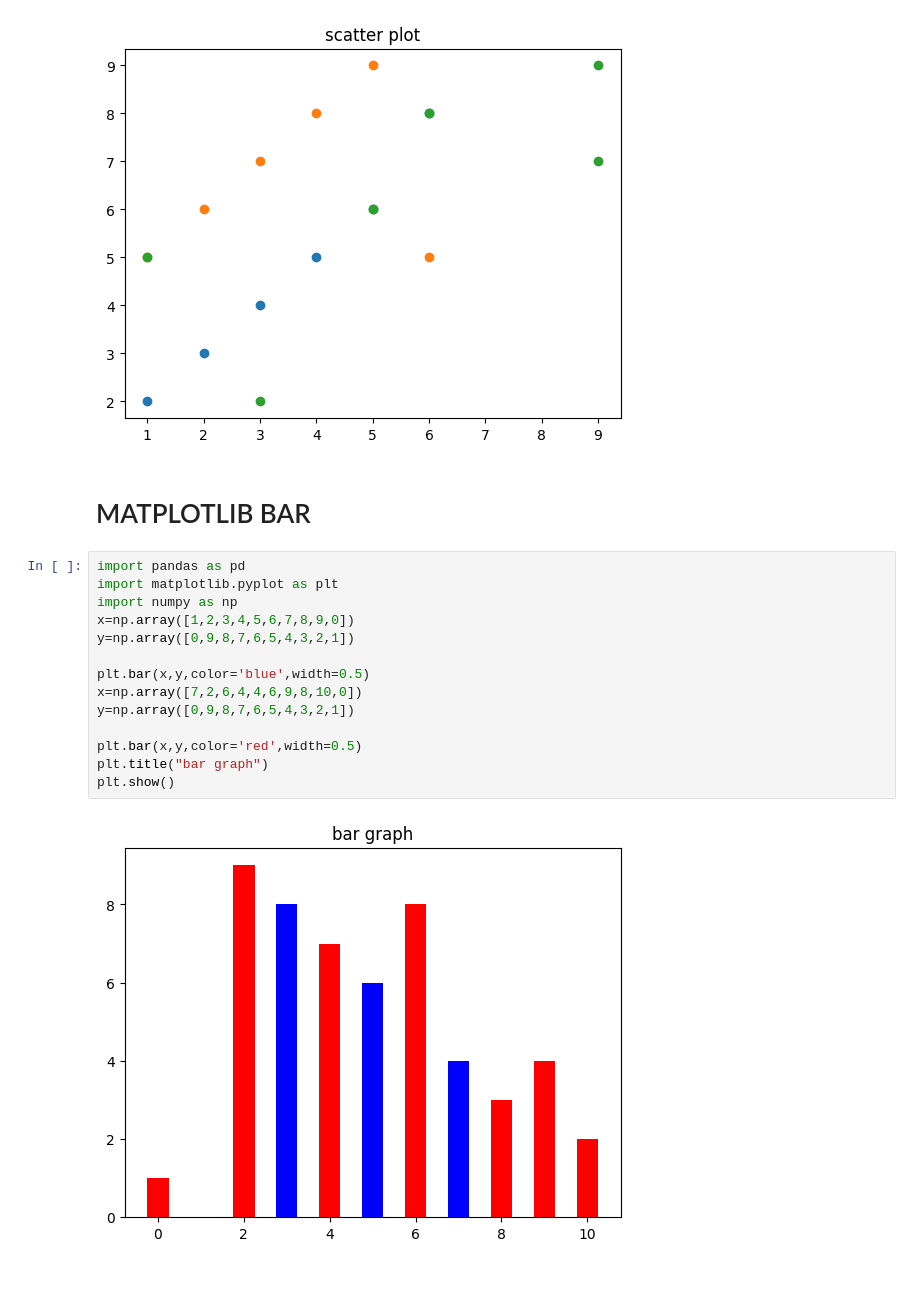
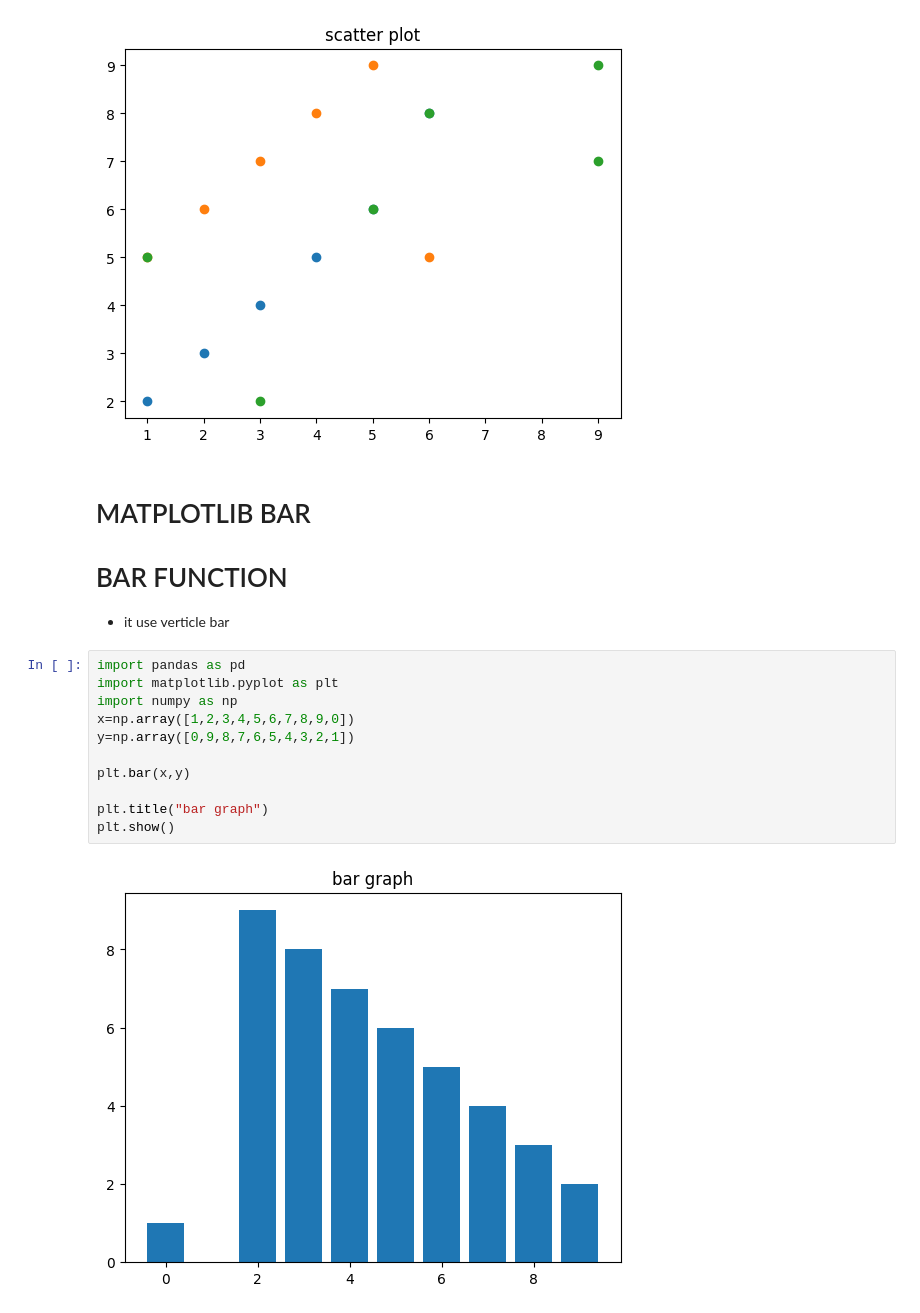
Before and after one commit to Abdal-AI/MATPLOTLIB, a Jupyter notebook: matplotlib.ipynb, the cells around one changed output. Saved outputs shown, nothing was run; the diff lists cells and outputs as text; blank space fills up the shorter version.

```diff
--- a/matplotlib.ipynb
+++ b/matplotlib.ipynb
@@ -269,19 +269,18 @@ plt.show()
 [figure]
 # %% [markdown]
 # MATPLOTLIB BAR
+# BAR FUNCTION
+- it use verticle bar
 # %%
 import pandas as pd
 import matplotlib.pyplot as plt
 import numpy as np
 x=np.array([1,2,3,4,5,6,7,8,9,0])
 y=np.array([0,9,8,7,6,5,4,3,2,1])
 
-plt.bar(x,y,color='blue',width=0.5)
-x=np.array([7,2,6,4,4,6,9,8,10,0])
-y=np.array([0,9,8,7,6,5,4,3,2,1])
+plt.bar(x,y)
 
-plt.bar(x,y,color='red',width=0.5)
 plt.title("bar graph")
 plt.show()
 # %% [output]
-[figure, old version]
+[figure, new version]
```
Also changed, not shown: parts of 6 cells of this notebook.
